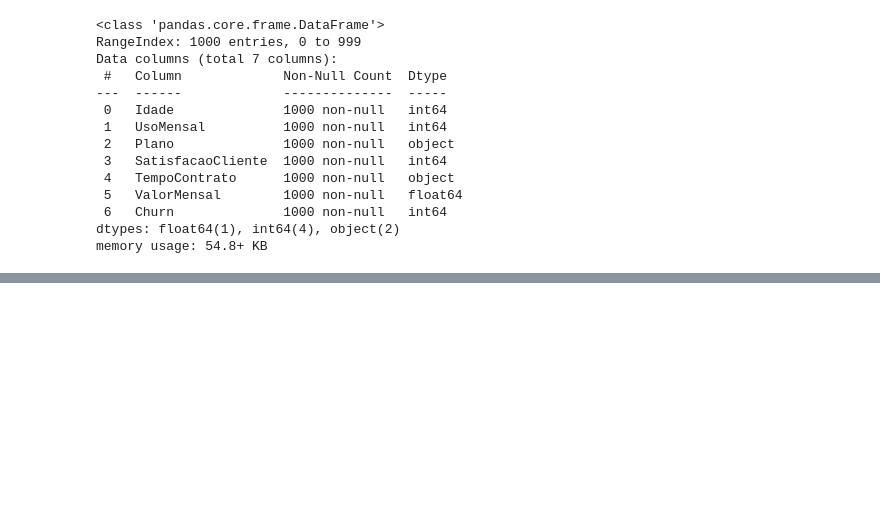
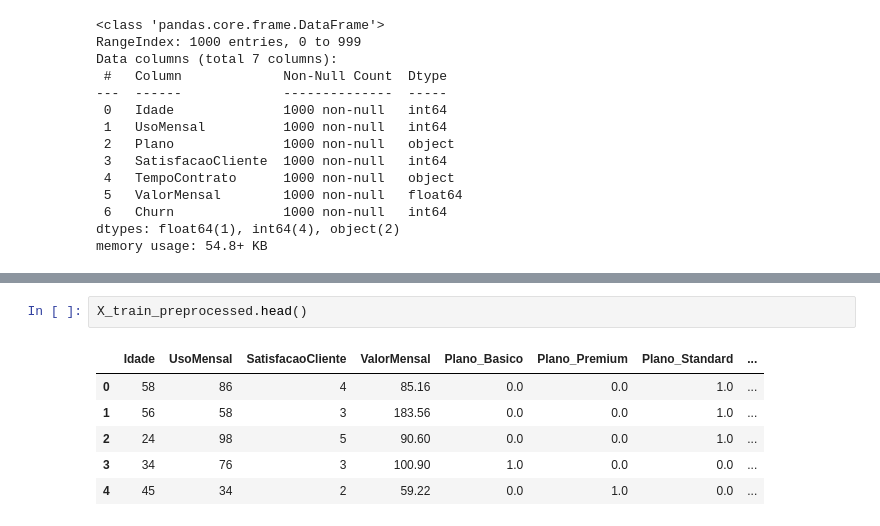
Before and after one commit to octavioduarte/RandomForest, a Jupyter notebook: random-forest.ipynb, the cells around one changed output, grey strips where cells are left out. Saved outputs shown, nothing was run; the diff lists cells and outputs as text; blank space fills up the shorter version.

```diff
--- a/random-forest.ipynb
+++ b/random-forest.ipynb
@@ -59,0 +270,9 @@ memory usage: 54.8+ KB
+# %%
+X_train_preprocessed.head()
+# %% [output]
+|  | Idade | UsoMensal | SatisfacaoCliente | ValorMensal | Plano_Basico | Plano_Premium | Plano_Standard | ... |
+| 0 | 58 | 86 | 4 | 85.16 | 0.0 | 0.0 | 1.0 | ... |
+| 1 | 56 | 58 | 3 | 183.56 | 0.0 | 0.0 | 1.0 | ... |
+| 2 | 24 | 98 | 5 | 90.60 | 0.0 | 0.0 | 1.0 | ... |
+| 3 | 34 | 76 | 3 | 100.90 | 1.0 | 0.0 | 0.0 | ... |
+| 4 | 45 | 34 | 2 | 59.22 | 0.0 | 1.0 | 0.0 | ... |
```
Also changed, not shown: parts of 32 cells of this notebook.
